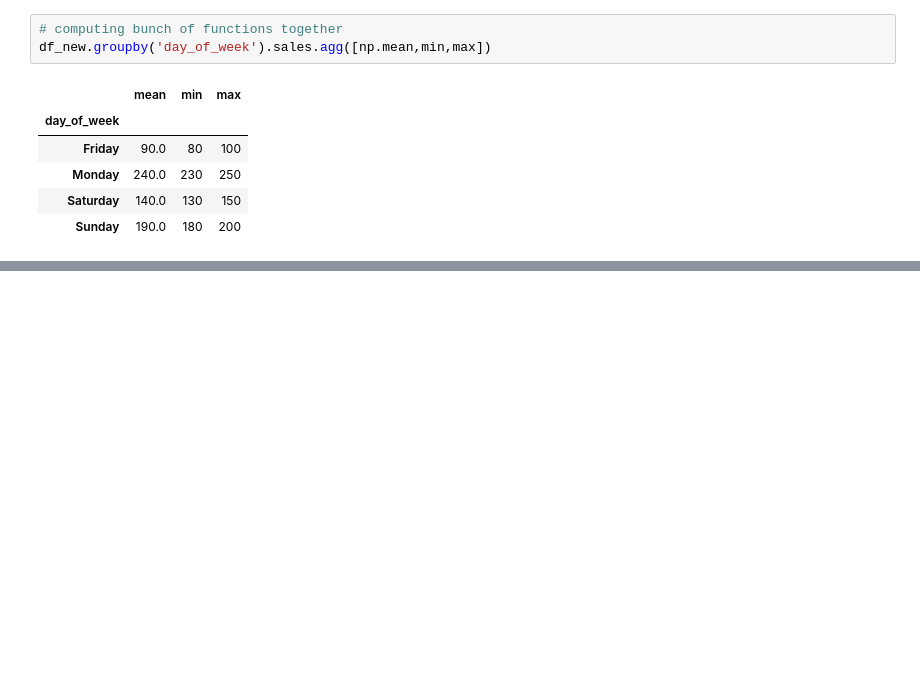
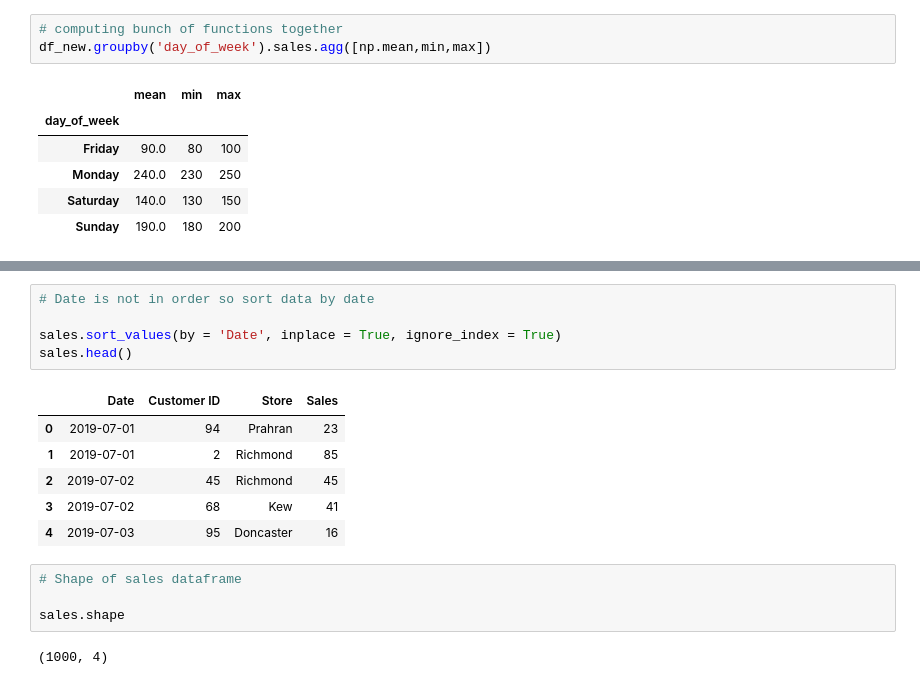
Before and after one commit to Harshraj77/data_science_and_ml_learning, a Jupyter notebook: pandas/zero_to_hero.ipynb, the cells around one changed output, grey strips where cells are left out. Saved outputs shown, nothing was run; the diff lists cells and outputs as text; blank space fills up the shorter version.

```diff
--- a/pandas/zero_to_hero.ipynb
+++ b/pandas/zero_to_hero.ipynb
@@ -762,0 +875,18 @@ df_new.groupby('day_of_week').sales.agg([np.mean,min,max])
+# %%
+# Date is not in order so sort data by date
+
+sales.sort_values(by = 'Date', inplace = True, ignore_index = True)
+sales.head()
+# %% [output]
+|  | Date | Customer ID | Store | Sales |
+| 0 | 2019-07-01 | 94 | Prahran | 23 |
+| 1 | 2019-07-01 | 2 | Richmond | 85 |
+| 2 | 2019-07-02 | 45 | Richmond | 45 |
+| 3 | 2019-07-02 | 68 | Kew | 41 |
+| 4 | 2019-07-03 | 95 | Doncaster | 16 |
+# %%
+# Shape of sales dataframe
+
+sales.shape
+# %% [output]
+(1000, 4)
```
Also changed, not shown: parts of 24 cells of this notebook.
